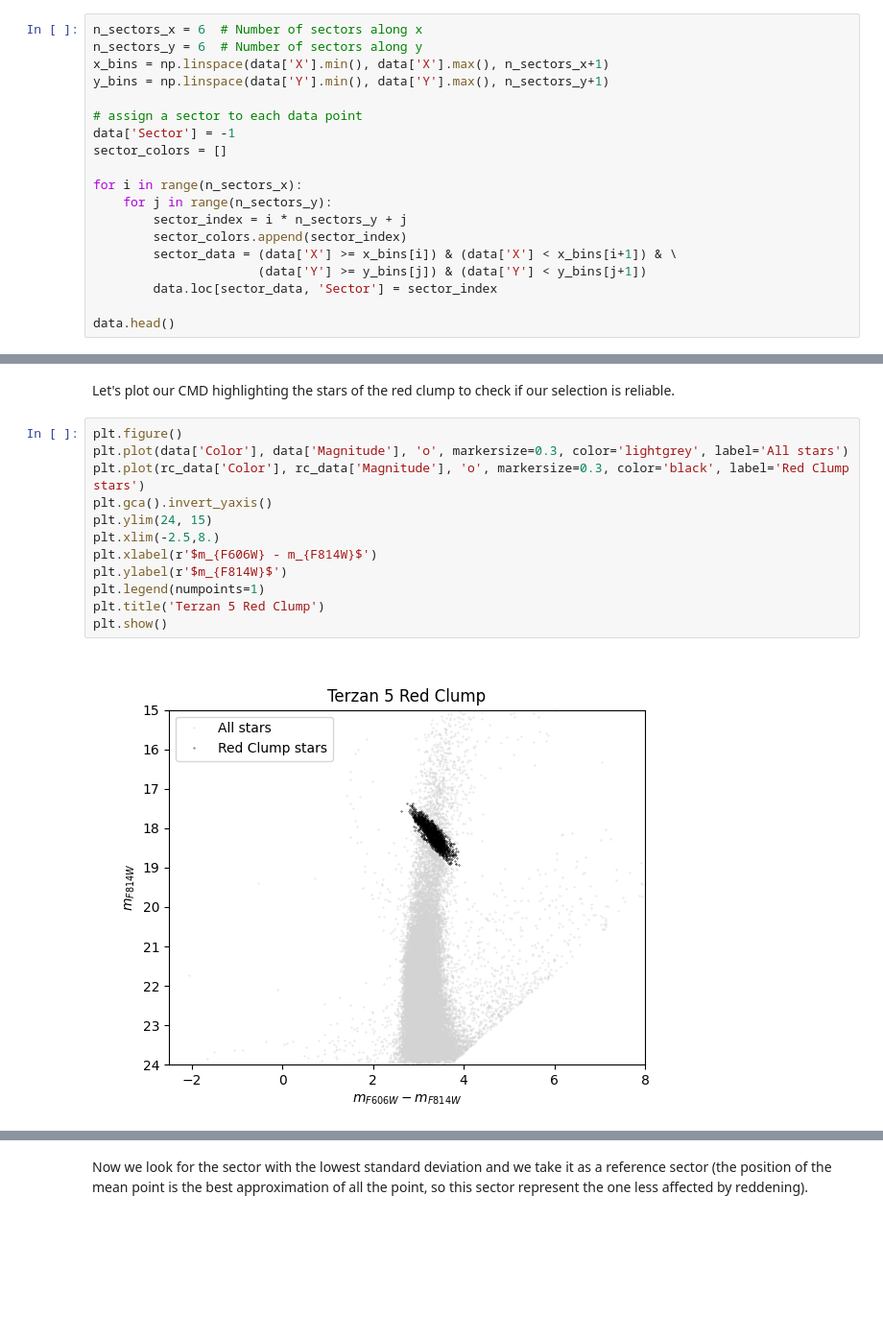
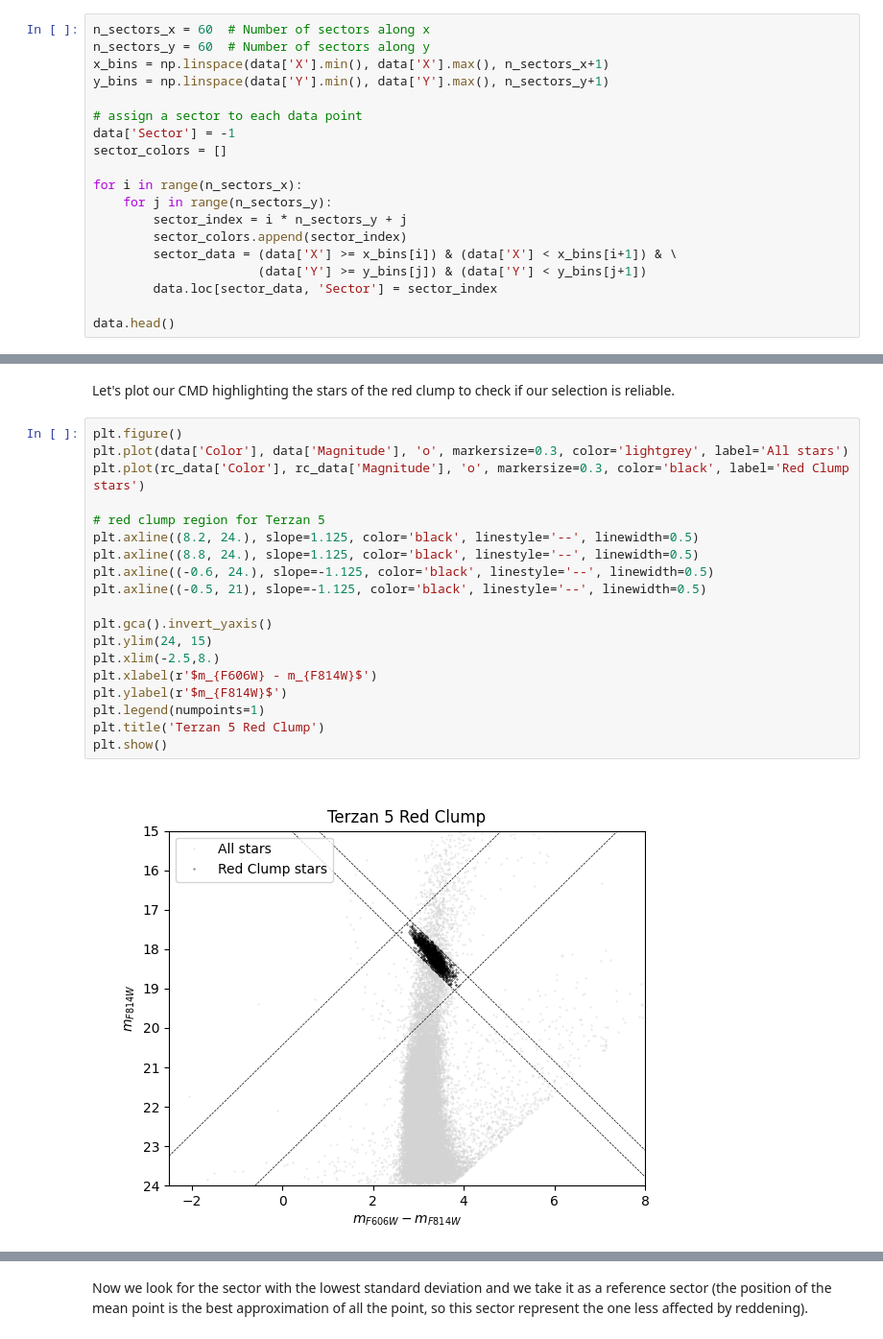
Before and after one commit to giadaaggio/stellar_rp, a Jupyter notebook: Ter5.ipynb, the cells around one changed output, grey strips where cells are left out. Shown at 96% size. Saved outputs shown, nothing was run; the diff lists cells and outputs as text; blank space fills up the shorter version.

```diff
--- a/Ter5.ipynb
+++ b/Ter5.ipynb
@@ -137,8 +139,8 @@ plt.show()
 ### Reddening correction
 To correct for differential reddening we first divide the field of view in **sectors**.
 # %%
-n_sectors_x = 6  # Number of sectors along x
-n_sectors_y = 6  # Number of sectors along y
+n_sectors_x = 60  # Number of sectors along x
+n_sectors_y = 60  # Number of sectors along y
 x_bins = np.linspace(data['X'].min(), data['X'].max(), n_sectors_x+1)
 y_bins = np.linspace(data['Y'].min(), data['Y'].max(), n_sectors_y+1)
 
@@ -237,14 +219,21 @@ Let's plot our CMD highlighting the stars of the red clump to check if our selec
 # %%
 plt.figure()
 plt.plot(data['Color'], data['Magnitude'], 'o', markersize=0.3, color='lightgrey', label='All stars')
 plt.plot(rc_data['Color'], rc_data['Magnitude'], 'o', markersize=0.3, color='black', label='Red Clump stars')
+
+# red clump region for Terzan 5
+plt.axline((8.2, 24.), slope=1.125, color='black', linestyle='--', linewidth=0.5)
+plt.axline((8.8, 24.), slope=1.125, color='black', linestyle='--', linewidth=0.5)
+plt.axline((-0.6, 24.), slope=-1.125, color='black', linestyle='--', linewidth=0.5)
+plt.axline((-0.5, 21), slope=-1.125, color='black', linestyle='--', linewidth=0.5)
+
 plt.gca().invert_yaxis()
 plt.ylim(24, 15)
 plt.xlim(-2.5,8.)
 plt.xlabel(r'$m_{F606W} - m_{F814W}$')
 plt.ylabel(r'$m_{F814W}$')
 plt.legend(numpoints=1)
 plt.title('Terzan 5 Red Clump')
 plt.show()
 # %% [output]
-[figure, old version]
+[figure, new version]
```
Also changed, not shown: parts of 24 cells of this notebook, 1 other file.
